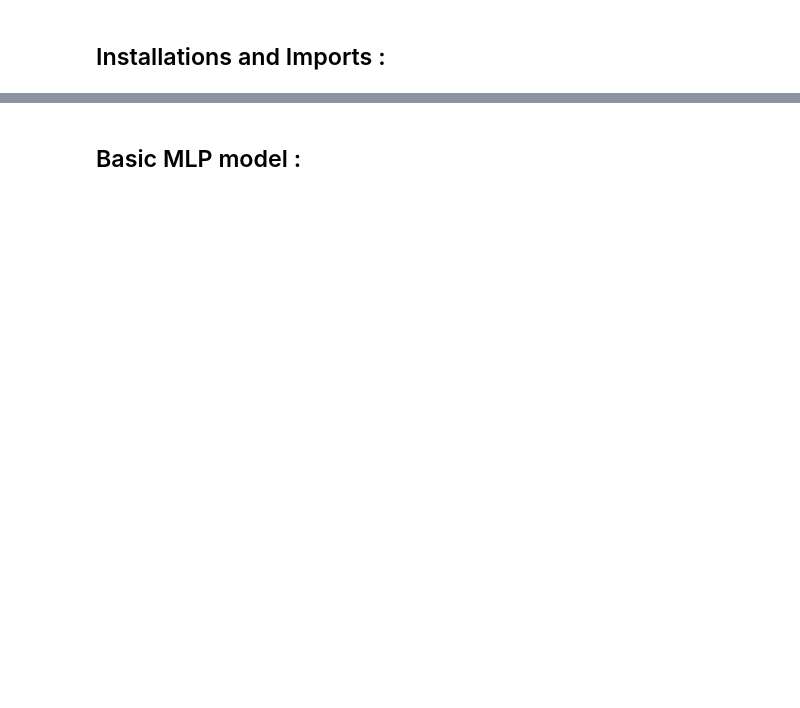
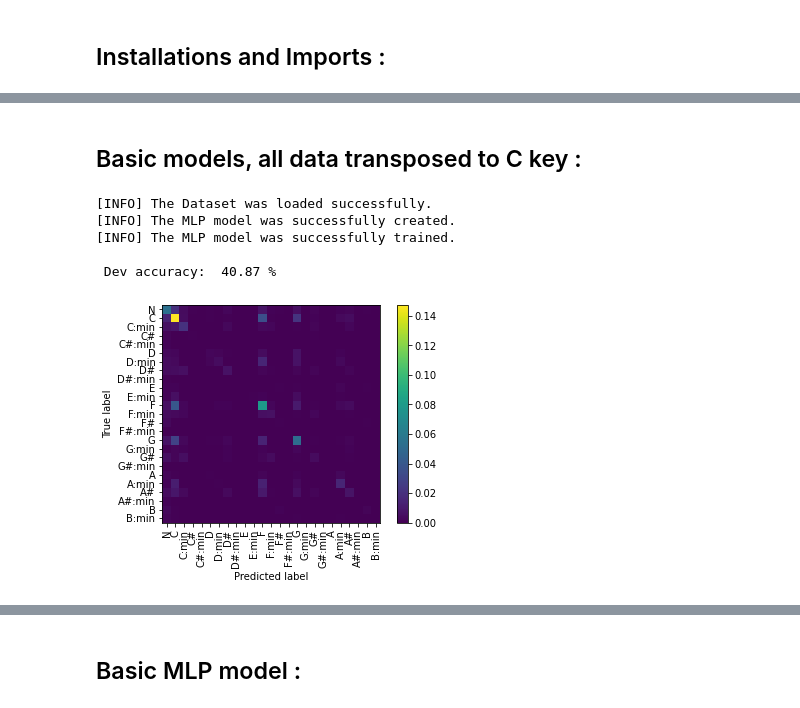
Before and after one commit to lanzv/SongChordsRecognizer, a Jupyter notebook: ACRmodel/ACR - Bakalarska prace.ipynb, the cells around one changed output, grey strips where cells are left out. Cells and saved outputs as stored; diff of their text form; code cells hidden in the pictures; blank space fills up the shorter version.

Commit message:
Vizualize results for transposed audios, POC

```diff
--- a/ACRmodel/ACR - Bakalarska prace.ipynb
+++ b/ACRmodel/ACR - Bakalarska prace.ipynb
@@ -38,3 +20,28 @@ parser.add_argument("--test_size", default=0.3, type=lambda x:int(x) if x.isdigi
 parser.add_argument("--seed", default=42, type=int, help="Random seed")
 
 args = parser.parse_args([] if "__file__" not in globals() else None)
+# %% [markdown]
+## Basic models, all data transposed to C key :
+# %%
+#!/usr/bin/env python3
+
+# Prepare data
+x, y = IsophonicsDataset.load_preprocessed_dataset("./PreprocessedDatasets/isophonics_5_true_500_1_true.ds")
+train_x, dev_x, train_y, dev_y = sklearn.model_selection.train_test_split(x, y, test_size=args.test_size, random_state=args.seed)
+
+# Create model
+mlp_model = MLP()
+
+# Train model
+mlp_model.fit(train_x, train_y)
+
+# Display score
+print("\n","Dev accuracy: ", "{:.2f}".format(100*mlp_model.score(dev_x, dev_y)), "%", "\n")
+mlp_model.display_confusion_matrix(dev_x, dev_y)
+# %% [output]
+[INFO] The Dataset was loaded successfully.
+[INFO] The MLP model was successfully created.
+[INFO] The MLP model was successfully trained.
+
+ Dev accuracy:  40.87 %
+[figure, added]
```
Also changed, not shown: parts of 7 cells of this notebook, 1 other file.
